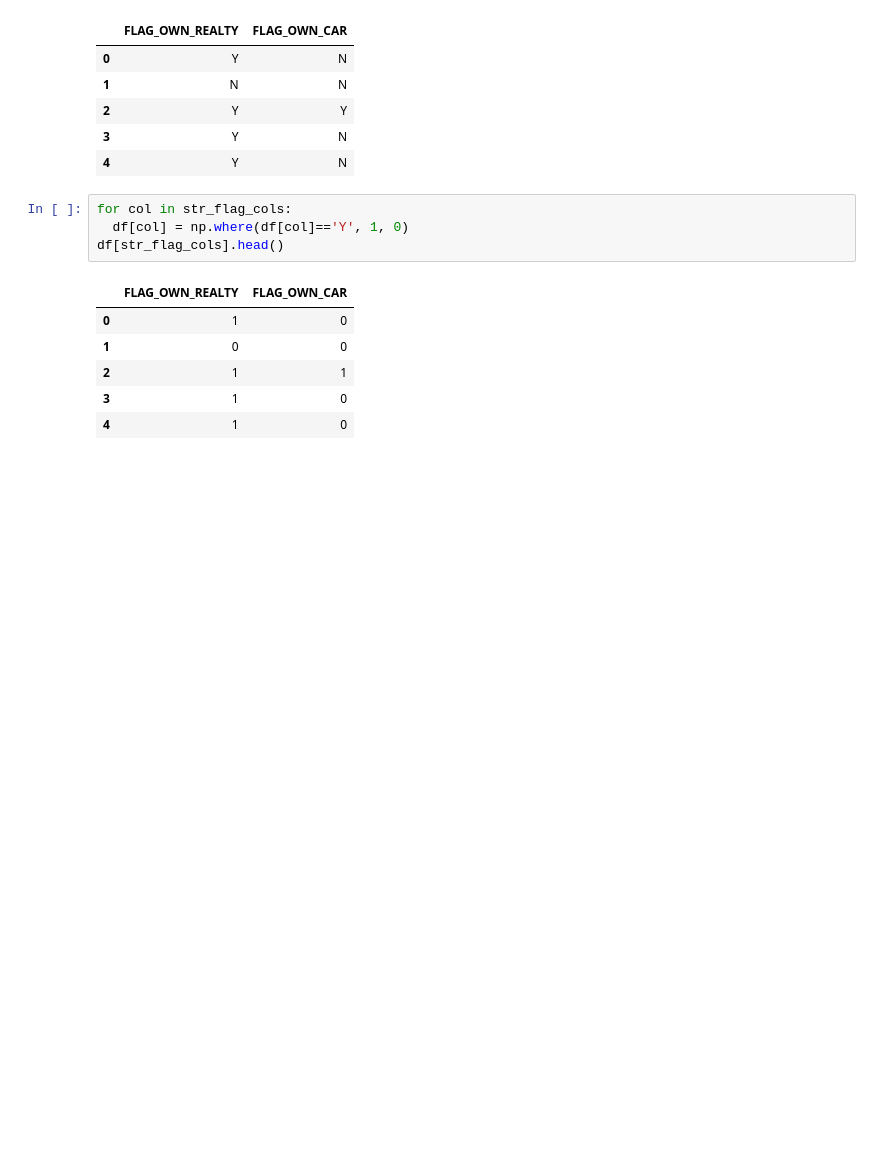
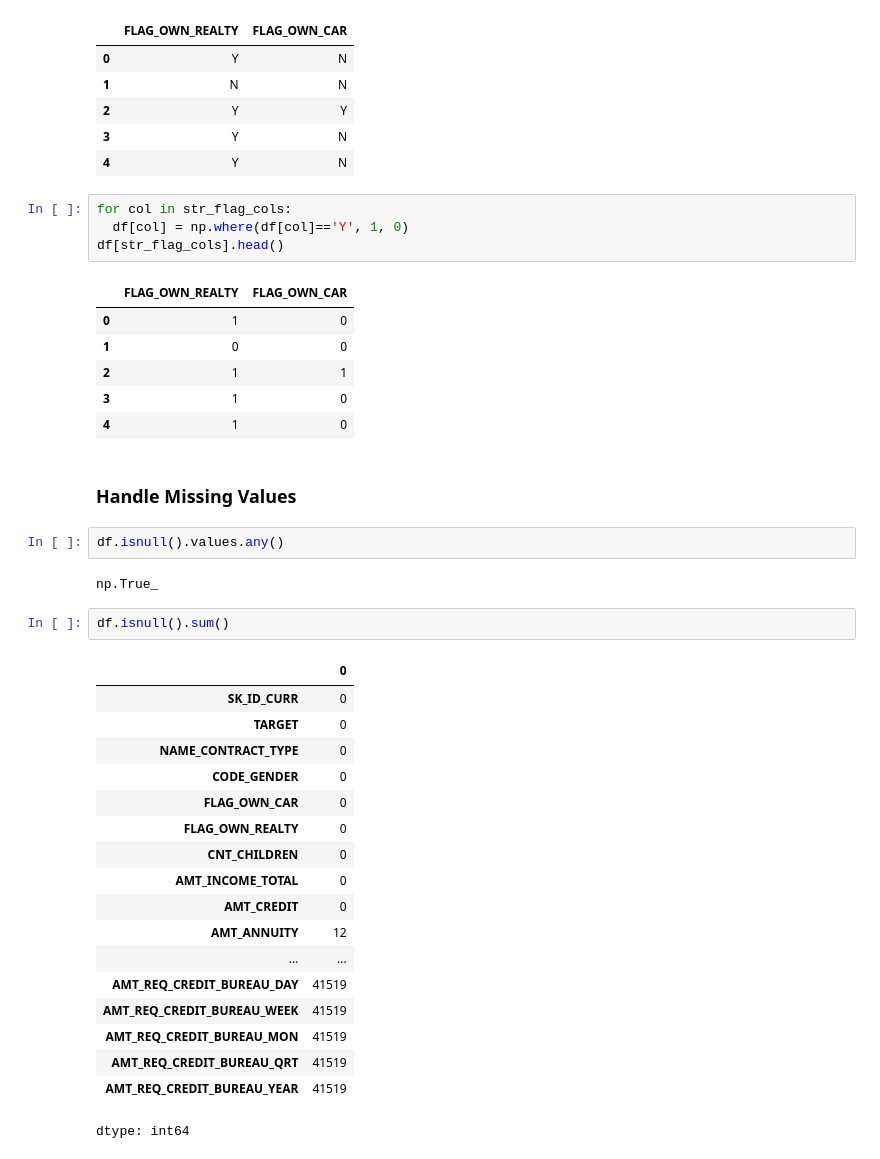
Before and after one commit to KharchenkoAnastasia/credit-default-risk-analysis, a Jupyter notebook: Home_Credit_Default_Risk.ipynb, the cells around one changed output. Cells and saved outputs as stored; diff of their text form; blank space fills up the shorter version.

Commit message:
Home_Credit_Default_Risk

```diff
--- a/Home_Credit_Default_Risk.ipynb
+++ b/Home_Credit_Default_Risk.ipynb
@@ -208,3 +211,30 @@ df[str_flag_cols].head()
 | 2 | 1 | 1 |
 | 3 | 1 | 0 |
 | 4 | 1 | 0 |
+# %% [markdown]
+### **Handle Missing Values**
+# %%
+df.isnull().values.any()
+# %% [output]
+np.True_
+# %%
+df.isnull().sum()
+# %% [output]
+|  | 0 |
+| SK_ID_CURR | 0 |
+| TARGET | 0 |
+| NAME_CONTRACT_TYPE | 0 |
+| CODE_GENDER | 0 |
+| FLAG_OWN_CAR | 0 |
+| FLAG_OWN_REALTY | 0 |
+| CNT_CHILDREN | 0 |
+| AMT_INCOME_TOTAL | 0 |
+| AMT_CREDIT | 0 |
+| AMT_ANNUITY | 12 |
+| ... | ... |
+| AMT_REQ_CREDIT_BUREAU_DAY | 41519 |
+| AMT_REQ_CREDIT_BUREAU_WEEK | 41519 |
+| AMT_REQ_CREDIT_BUREAU_MON | 41519 |
+| AMT_REQ_CREDIT_BUREAU_QRT | 41519 |
+| AMT_REQ_CREDIT_BUREAU_YEAR | 41519 |
+dtype: int64
```
Also changed, not shown: parts of 3 cells of this notebook.
